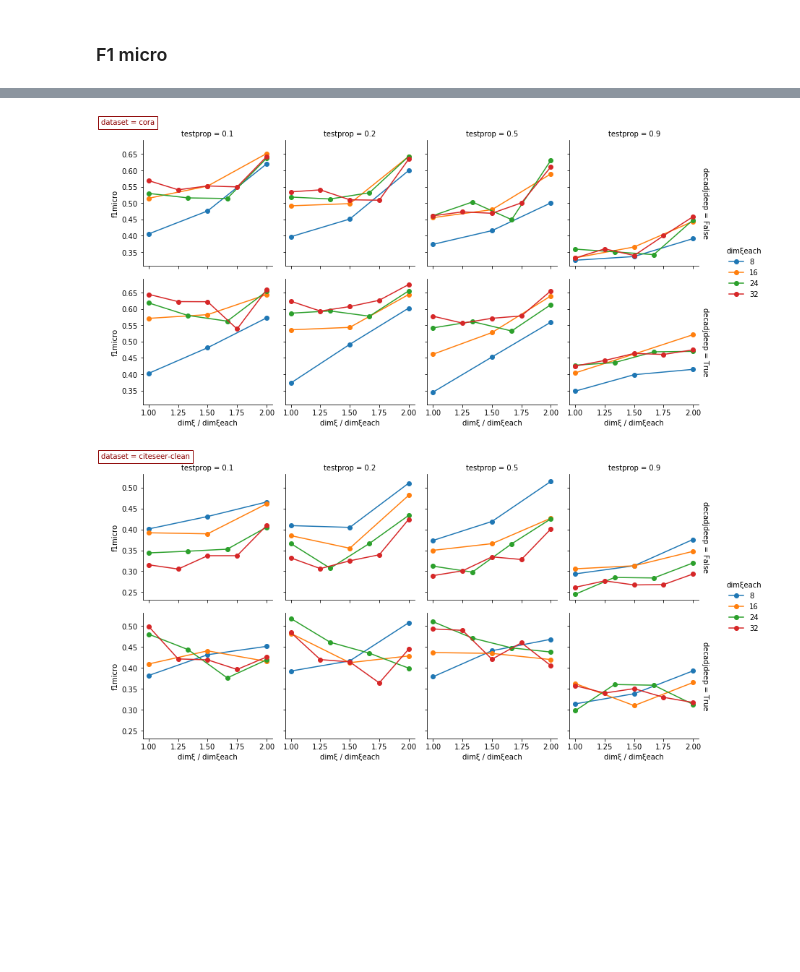
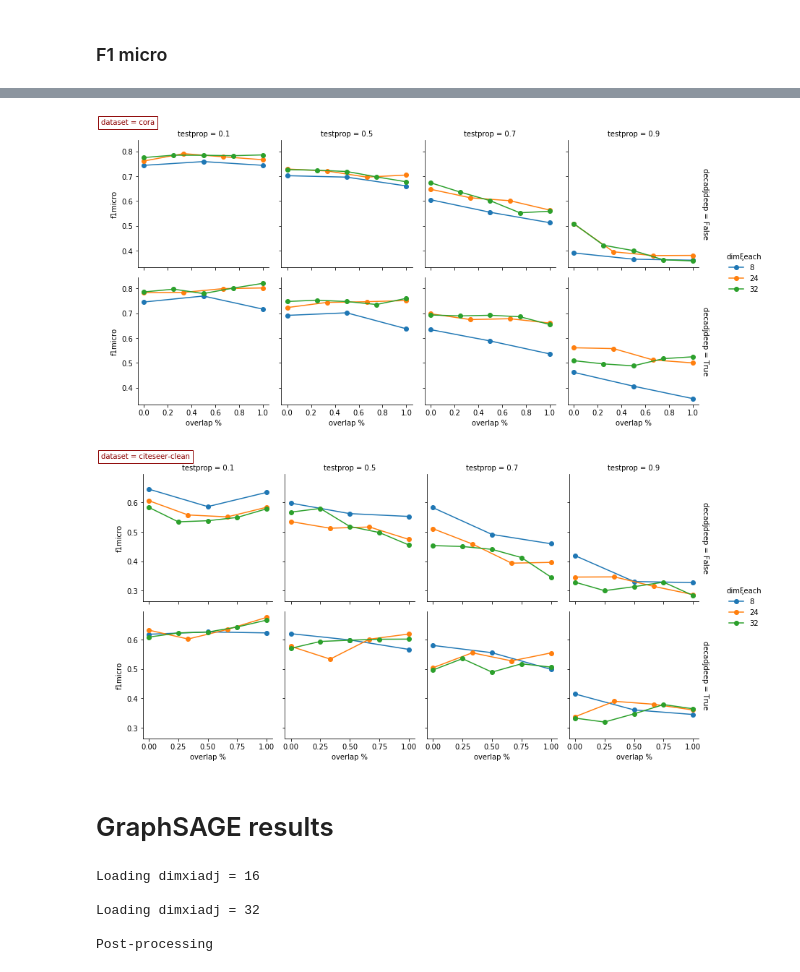
Before and after one commit to ixxi-dante/an2vec, a Jupyter notebook: julia/nc-lp-several_testprops-several_dimxieach.ipynb, the cells around one changed output, grey strips where cells are left out. Drawn from its saved outputs; the diff is of its cells as text; code cells hidden in the pictures; blank space fills up the shorter version.

```diff
--- a/julia/nc-lp-several_testprops-several_dimxieach.ipynb
+++ b/julia/nc-lp-several_testprops-several_dimxieach.ipynb
@@ -115,9 +116,9 @@ metric = 'ap'
 datasets = ['cora', 'citeseer-clean']#, 'pubmed']
 for dataset in datasets:
     g = sb.FacetGrid(data=averages[(averages.testtype == testtype) & (averages.dataset == dataset)],
-                     col='testprop', col_order=[0.1, 0.2, 0.5, 0.9], hue='dimξeach', row='decadjdeep',
+                     col='testprop', col_order=[0.1, 0.5, 0.7, 0.9], hue='dimξeach', row='decadjdeep',
                      sharey=True, margin_titles=True)
-    g.map(plt.plot, 'dimξ / dimξeach', metric, marker='o')
+    g.map(plt.plot, 'overlap %', metric, marker='o')
     g.add_legend()
     g.fig.text(0, 1, 'dataset = {}'.format(dataset),
                color='darkred', ha='left', va='center',
@@ -138,7 +139,7 @@ metric = 'f1macro'
 dimξeach = 16
 
 g = sb.FacetGrid(data=averages[(averages.testtype == testtype) & (averages.dimξeach == dimξeach)],
-                 col='dataset', hue='dimξ', row='decadjdeep',
+                 col='dataset', col_order=['cora', 'citeseer-clean', 'pubmed'], hue='dimξ', row='decadjdeep',
                  sharey=True, margin_titles=True)
 g = g.map(plt.plot, 'testprop', metric)
 g.add_legend()
@@ -157,9 +159,9 @@ metric = 'f1macro'
 datasets = ['cora', 'citeseer-clean']#, 'pubmed']
 for dataset in datasets:
     g = sb.FacetGrid(data=averages[(averages.testtype == testtype) & (averages.dataset == dataset)],
-                     col='testprop', col_order=[0.1, 0.2, 0.5, 0.9], hue='dimξeach', row='decadjdeep',
+                     col='testprop', col_order=[0.1, 0.5, 0.7, 0.9], hue='dimξeach', row='decadjdeep',
                      sharey=True, margin_titles=True)
-    g.map(plt.plot, 'dimξ / dimξeach', metric, marker='o')
+    g.map(plt.plot, 'overlap %', metric, marker='o')
     g.add_legend()
     g.fig.text(0, 1, 'dataset = {}'.format(dataset),
                color='darkred', ha='left', va='center',
@@ -178,7 +180,7 @@ metric = 'f1micro'
 dimξeach = 16
 
 g = sb.FacetGrid(data=averages[(averages.testtype == testtype) & (averages.dimξeach == dimξeach)],
-                 col='dataset', hue='dimξ', row='decadjdeep',
+                 col='dataset', col_order=['cora', 'citeseer-clean', 'pubmed'], hue='dimξ', row='decadjdeep',
                  sharey=True, margin_titles=True)
 g = g.map(plt.plot, 'testprop', metric)
 g.add_legend()
@@ -193,20 +196,53 @@ g.fig.savefig('../data/ans-mlg/{testtype}-dataset=all-dimxieach={dimxieach}-metr
 # %%
 testtype = 'nodes'
 metric = 'f1micro'
 
 datasets = ['cora', 'citeseer-clean']#, 'pubmed']
 for dataset in datasets:
     g = sb.FacetGrid(data=averages[(averages.testtype == testtype) & (averages.dataset == dataset)],
-                     col='testprop', col_order=[0.1, 0.2, 0.5, 0.9], hue='dimξeach', row='decadjdeep',
+                     col='testprop', col_order=[0.1, 0.5, 0.7, 0.9], hue='dimξeach', row='decadjdeep',
                      sharey=True, margin_titles=True)
-    g.map(plt.plot, 'dimξ / dimξeach', metric, marker='o')
+    g.map(plt.plot, 'overlap %', metric, marker='o')
     g.add_legend()
     g.fig.text(0, 1, 'dataset = {}'.format(dataset),
                color='darkred', ha='left', va='center',
                bbox={'edgecolor': 'darkred', 'facecolor': "#00000000"})
     g.fig.savefig('../data/ans-mlg/{testtype}-dataset={dataset}-dimxieach=all-metric={metric}.pdf'
                   .format(testtype=testtype, dataset=dataset, metric=metric),
                   bbox_inches='tight')
 # %% [output]
-[figure, old version]
+[figure, new version]
-[figure, old version]
+[figure, new version]
+# %% [markdown]
+# GraphSAGE results
+# %%
+gs_filepaths = {
+    16: '../data/behaviour/gae-benchmarks/graphsage-git=15257d5eec-dataset=cora,citeseer-clean-testprop=0.15,0.1:0.1:0.9-diml1enc=32-dimxiadj=16-bias=false-nepochs=4-nsamples=10.csv',
+    32: '../data/behaviour/gae-benchmarks/graphsage-git=15257d5eec-dataset=cora,citeseer-clean-testprop=0.15,0.1:0.1:0.9-diml1enc=64-dimxiadj=32-bias=false-nepochs=4-nsamples=10.csv',
+}
+
+gs_results = {}
+for dimξadj, filepath in gs_filepaths.items():
+    print("Loading dimxiadj = {}".format(dimξadj))
+    _results = pd.read_csv(filepath)
+    _results['dimξadj'] = dimξadj
+
+    gs_results[dimξadj] = _results
+    print()
+
+gs_results = pd.concat(gs_results, ignore_index=True)
+
+print('Post-processing')
+fscore_error_msg = 'F-score is ill-defined and being set to 0.0 in labels with no predicted samples'
+gs_results['f1score_warning'] = gs_results.Stderr.map(lambda s: s.find(fscore_error_msg) != -1)
+for f1score in ['f1macro', 'f1micro']:
+    f1pattern = re.compile(r'{}=(0\.[0-9]+)'.format(f1score))
+    gs_results[f1score] = gs_results.Stdout.map(lambda s: float(re.search(f1pattern, s).groups()[0]))
+gs_results = gs_results[['dataset', 'dimξadj', 'tp', 'sample', 'f1score_warning', 'f1macro', 'f1micro']]
+gs_results.rename(columns={'tp': 'testprop'}, inplace=True)
+# %% [output]
+Loading dimxiadj = 16
+
+Loading dimxiadj = 32
+
+Post-processing
```
Also changed, not shown: parts of 13 cells of this notebook, 11 other files.
